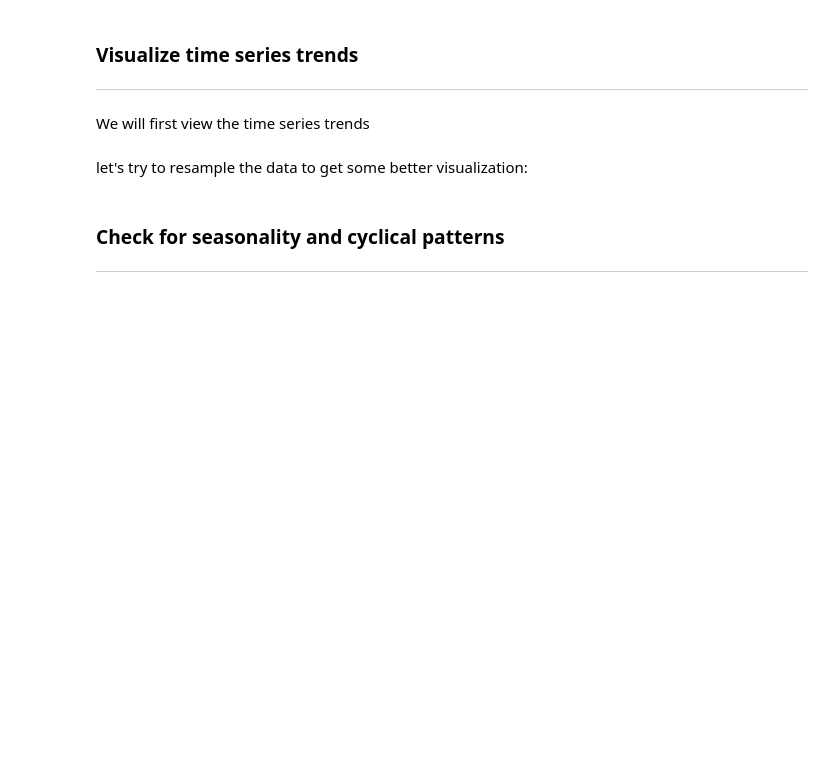
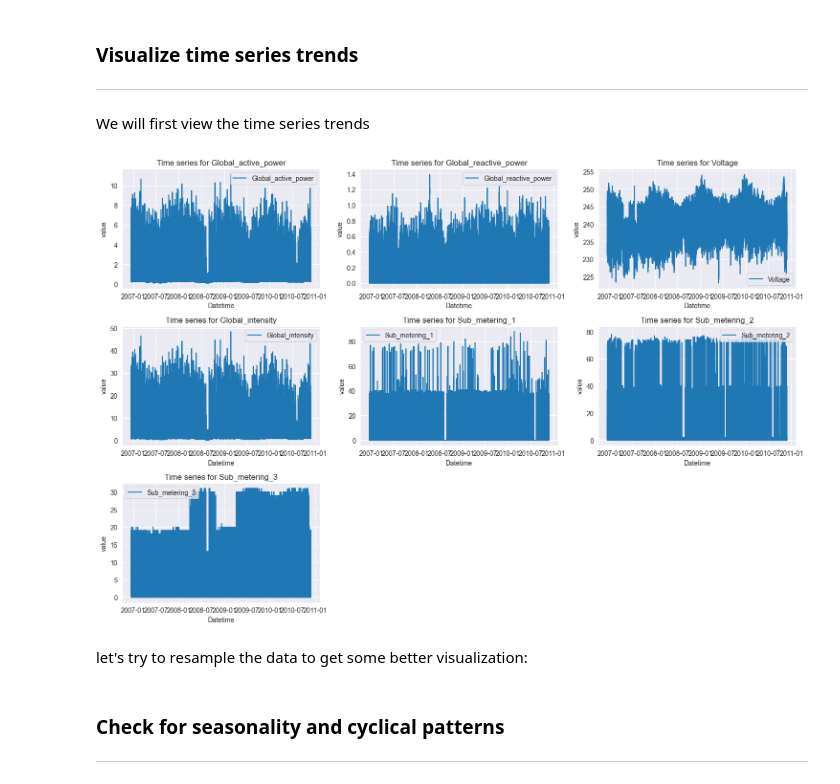
Before and after one commit to BarackSamuni/Data_science_lab2_homework2_solution, a Jupyter notebook: Homework2_solution.ipynb, the cells around one changed output. Cells and saved outputs as stored; diff of their text form; code cells hidden in the pictures; blank space fills up the shorter version.

```diff
--- a/Homework2_solution.ipynb
+++ b/Homework2_solution.ipynb
@@ -109,44 +109,46 @@ After analyze have correlation between Global active power and Sub_metering_1, S
 # %% [markdown]
 We will first view the time series trends
 # %%
-# def visualize_time_trends(data,columns_to_omit=None,resample=None):
-#     num_plots = len(data.columns) - len(columns_to_omit) if columns_to_omit is not None else len(data.columns)
-#     num_rows = num_cols = math.ceil(math.sqrt(num_plots))
-#
-#     fig, axes = plt.subplots(num_rows, num_cols, figsize=(15,10))
-#     if columns_to_omit is  None:
-#         columns_to_omit = []
-#
-#     i = j = 0
-#
-#     for column in data.columns:
-#         if column not in columns_to_omit:
-#             if resample is None:
-#                 axes[i, j].plot(data[column], label=column)
-#
-#             else:
-#                 axes[i, j].plot(data[column].resample(resample).mean(), label=column)
-#
-#             axes[i, j].set_title(f'Time series for {column}')
-#             axes[i, j].set_xlabel('Datetime')
-#             axes[i, j].set_ylabel(f"value")
-#             axes[i,j].legend()
-#             j += 1
-#
-#             if j == num_cols:
-#                 j = 0
-#                 i += 1
-#
-#     if math.sqrt(num_plots) < num_cols:
-#         remainder = (num_cols ** 2) % num_plots
-#         for i in range(1, remainder + 1, 1):
-#             axes[-1,-1 * i].axis('off') # hide the last plots
-#
-#     plt.tight_layout()
-#     plt.grid(True)
-#     plt.show()
-#
-# visualize_time_trends(power_consumption_df)
+def visualize_time_trends(data,columns_to_omit=None,resample=None):
+    num_plots = len(data.columns) - len(columns_to_omit) if columns_to_omit is not None else len(data.columns)
+    num_rows = num_cols = math.ceil(math.sqrt(num_plots))
+
+    fig, axes = plt.subplots(num_rows, num_cols, figsize=(15,10))
+    if columns_to_omit is  None:
+        columns_to_omit = []
+
+    i = j = 0
+
+    for column in data.columns:
+        if column not in columns_to_omit:
+            if resample is None:
+                axes[i, j].plot(data[column], label=column)
+
+            else:
+                axes[i, j].plot(data[column].resample(resample).mean(), label=column)
+
+            axes[i, j].set_title(f'Time series for {column}')
+            axes[i, j].set_xlabel('Datetime')
+            axes[i, j].set_ylabel(f"value")
+            axes[i,j].legend()
+            j += 1
+
+            if j == num_cols:
+                j = 0
+                i += 1
+
+    if math.sqrt(num_plots) < num_cols:
+        remainder = (num_cols ** 2) % num_plots
+        for i in range(1, remainder + 1, 1):
+            axes[-1,-1 * i].axis('off') # hide the last plots
+
+    plt.tight_layout()
+    plt.grid(True)
+    plt.show()
+
+visualize_time_trends(power_consumption_df)
+# %% [output]
+[figure, added]
 # %% [markdown]
 let's try to resample the data to get some better visualization:
 # %%
```
Also changed, not shown: parts of 4 cells of this notebook, 1 other file.
